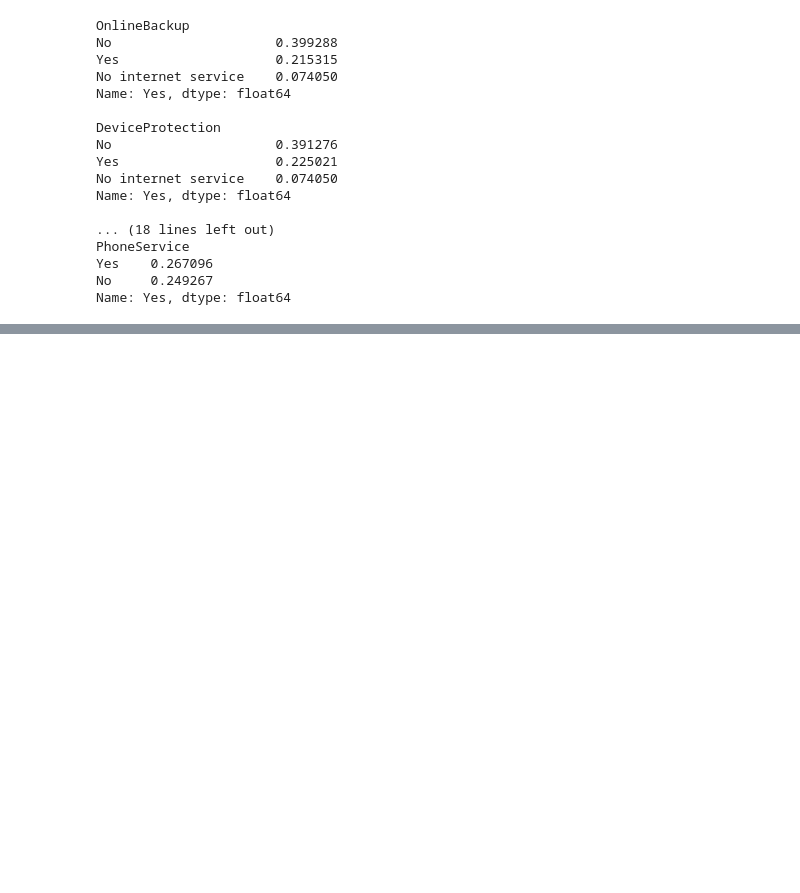
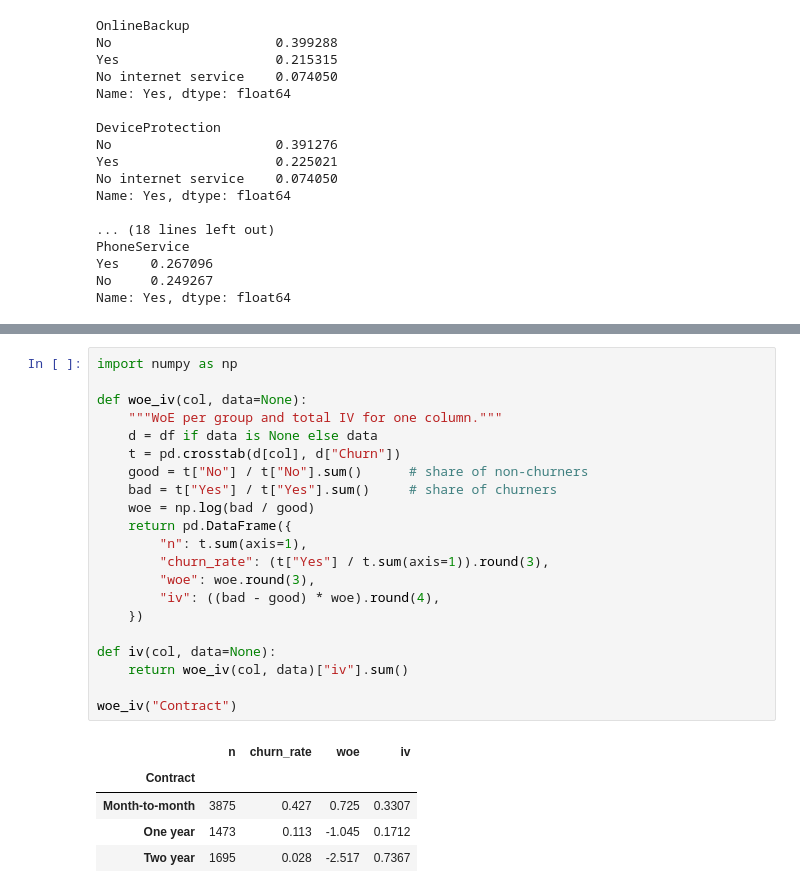
Before and after one commit to fredythachil/churn-retention-console, a Jupyter notebook: analysis/01_explore.ipynb, the cells around one changed output, grey strips where cells are left out. Drawn from its saved outputs; the diff is of its cells as text; blank space fills up the shorter version.

```diff
--- a/analysis/01_explore.ipynb
+++ b/analysis/01_explore.ipynb
@@ -212,0 +267,27 @@ Name: Yes, dtype: float64
+# %%
+import numpy as np
+
+def woe_iv(col, data=None):
+    """WoE per group and total IV for one column."""
+    d = df if data is None else data
+    t = pd.crosstab(d[col], d["Churn"])
+    good = t["No"] / t["No"].sum()      # share of non-churners
+    bad = t["Yes"] / t["Yes"].sum()     # share of churners
+    woe = np.log(bad / good)
+    return pd.DataFrame({
+        "n": t.sum(axis=1),
+        "churn_rate": (t["Yes"] / t.sum(axis=1)).round(3),
+        "woe": woe.round(3),
+        "iv": ((bad - good) * woe).round(4),
+    })
+
+def iv(col, data=None):
+    return woe_iv(col, data)["iv"].sum()
+
+woe_iv("Contract")
+# %% [output]
+|  | n | churn_rate | woe | iv |
+| Contract |  |  |  |  |
+| Month-to-month | 3875 | 0.427 | 0.725 | 0.3307 |
+| One year | 1473 | 0.113 | -1.045 | 0.1712 |
+| Two year | 1695 | 0.028 | -2.517 | 0.7367 |
```
Also changed, not shown: parts of 39 cells of this notebook.
